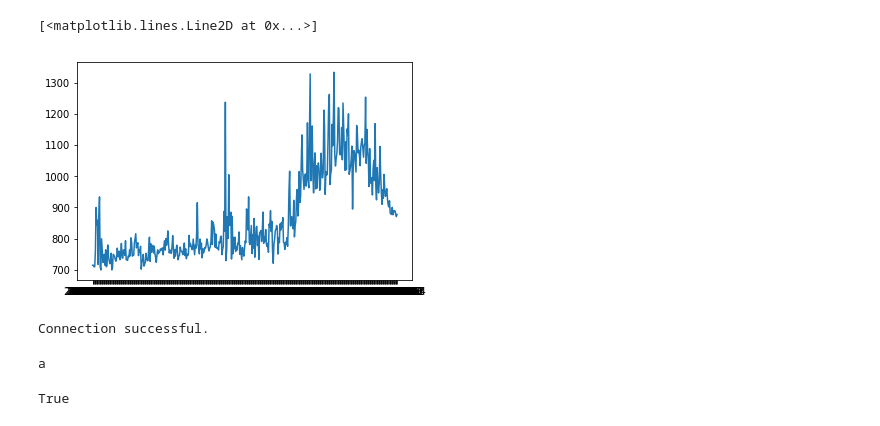
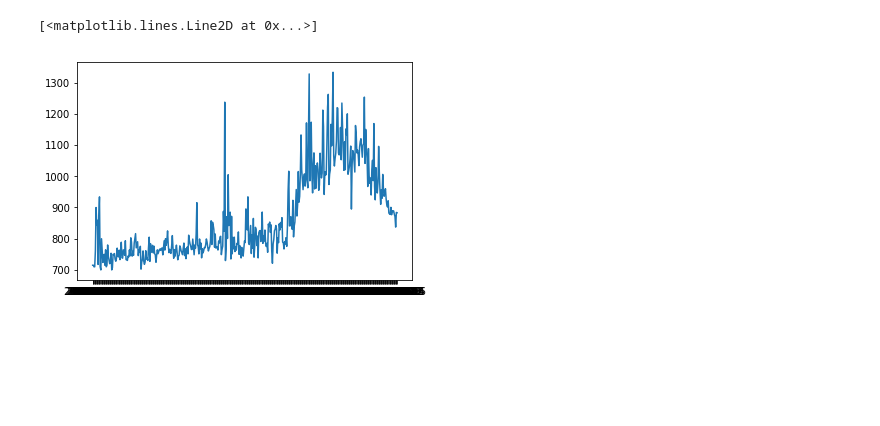
Before and after one commit to sengkchu/gpu-analytics, a Jupyter notebook: gpudatabase_interface.ipynb, the cells around one changed output. Saved outputs shown, nothing was run; the diff lists cells and outputs as text; code cells hidden in the pictures; blank space fills up the shorter version.

Commit message:
updated scraper

```diff
--- a/gpudatabase_interface.ipynb
+++ b/gpudatabase_interface.ipynb
@@ -92,0 +123,5 @@ show_tables()
+# %%
+q0 = 'SELECT * FROM chipsets'
+chipsets = run_query(q0)
+print(len(chipsets))
+chipsets.head()
@@ -149,39 +223,23 @@ merchants
 # %%
 q_test = '''
 SELECT
-    s.chipset,
+    s.chipset_id,
+    c.chipset_name,
     p.datetime,
     p.price
-FROM gpu_specs s
-INNER JOIN gpu_prices p ON s.item_id = p.item_id
+FROM card_specs s
+INNER JOIN card_prices p ON s.card_id = p.card_id
+INNER JOIN chipsets c ON c.chipset_id = s.chipset_id
 '''
 
 test_table = run_query(q_test)
 test_table['datetime'] = test_table['datetime'].apply(lambda x: time.strftime('%Y-%m-%d', time.localtime(x)))
-ten_eigties = test_table[test_table['chipset'] == 'GeForce GTX 1080 Ti']
+ten_eigties = test_table[test_table['chipset_name'] == 'GeForce GTX 1080 Ti']
 grouped = ten_eigties.groupby(['datetime'])['price'].mean()
 import matplotlib.pyplot as plt
 %matplotlib inline
 
 plt.plot(grouped.index, grouped.values)
 # %% [output]
 [<matplotlib.lines.Line2D at 0x...>]
-[figure, old version]
+[figure, new version]
-# %%
-url = 'http://{0}pcpartpicker.com/product/{1}?history_days={2}'.format('', '24X2FT', 730)
-headers ={"User-Agent": "gpudata web scraper for research, contact me at https://codingdisciple.com"}
-successful_connection = False
-connection_attempts = 0
-while not successful_connection:
-    try:
-        response = get(url=url, headers=headers)
-        print('Connection successful.')
-        successful_connection = True
-    except:
-        print('Connection unsuccessful, reconnecting...')
-        connection_attempts += 1
-        time.sleep(random.uniform(0, 1))
-        if connection_attempts == 10:
-            raise
-# %% [output]
-Connection successful.
@@ -191,14 +245,0 @@ from requests import get
-# %%
-successful_connection = False
-while not successful_connection:
-    try:
-        print('a')
-        successful_connection = True
-    except:
-        print('b')
-# %% [output]
-a
-# %%
-not False
-# %% [output]
-True
```
Also changed, not shown: parts of 25 cells of this notebook, 6 other files.
